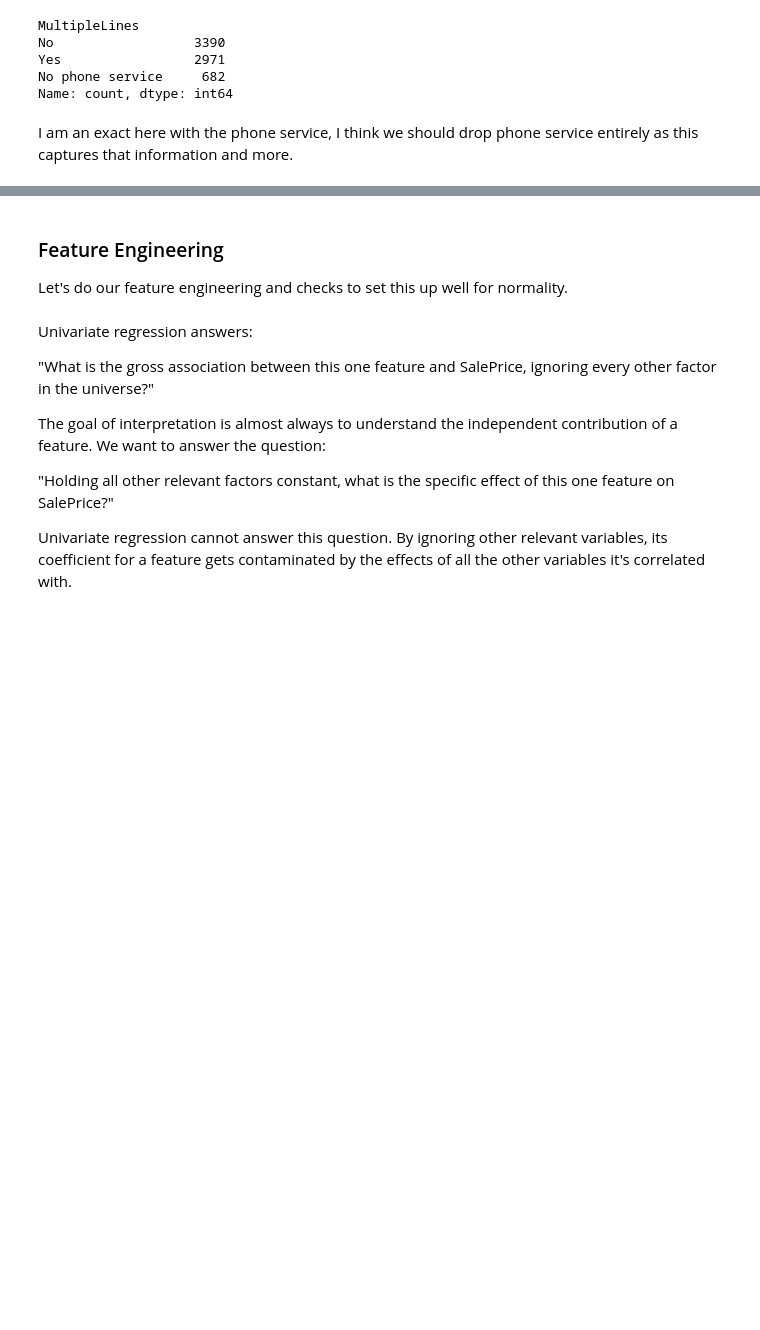
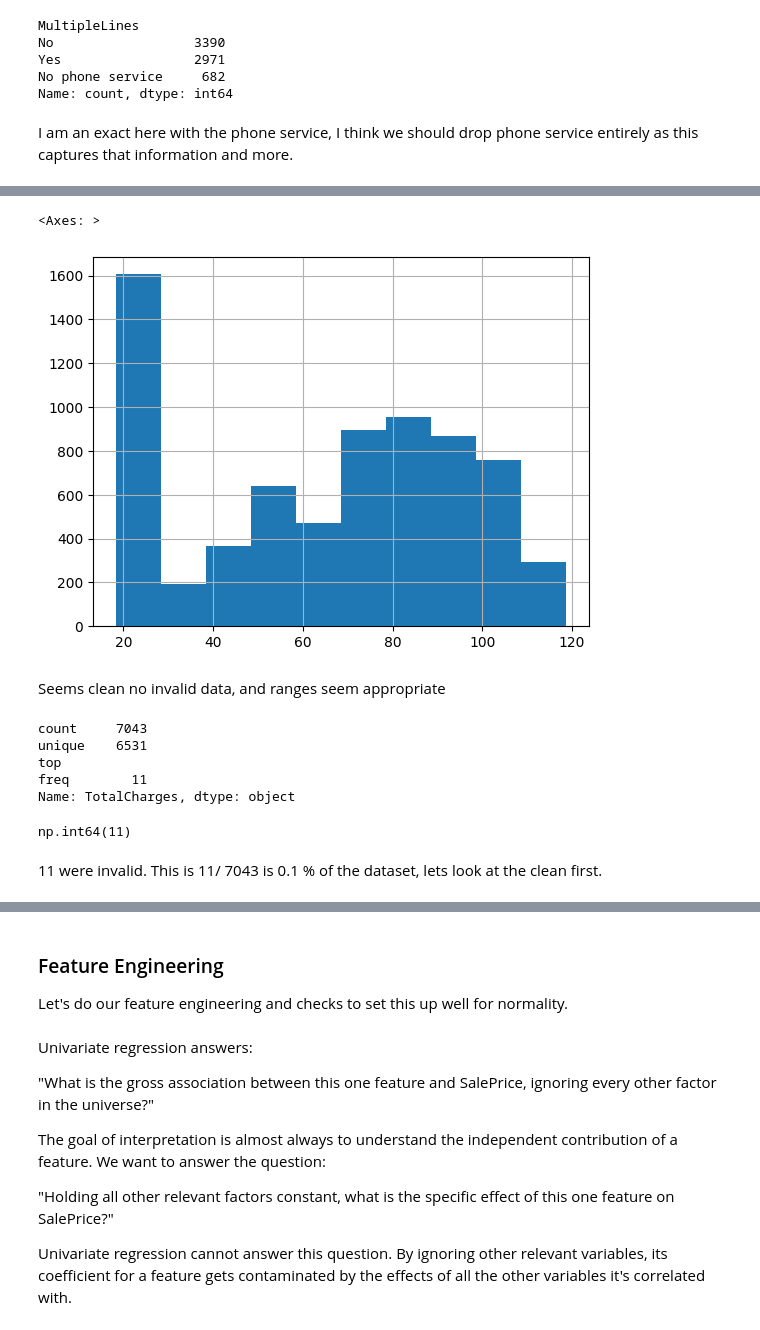
Before and after one commit to angelusualle/machine-learning, a Jupyter notebook: classification/linear-decision-boundaries/discriminative/logistic/logistic_regression.ipynb, the cells around one changed output, grey strips where cells are left out. Cells and saved outputs as stored; diff of their text form; code cells hidden in the pictures; blank space fills up the shorter version.

```diff
--- a/classification/linear-decision-boundaries/discriminative/logistic/logistic_regression.ipynb
+++ b/classification/linear-decision-boundaries/discriminative/logistic/logistic_regression.ipynb
@@ -2057,0 +2062,2 @@ I am an exact here with the phone service, I think we should drop phone service
+# %%
+df = df.drop(columns=["PhoneService"])
@@ -2057,0 +2176,22 @@ I am an exact here with the phone service, I think we should drop phone service
+# %%
+df["MonthlyCharges"].hist()
+# %% [output]
+<Axes: >
+[figure, added]
+# %% [markdown]
+Seems clean no invalid data, and ranges seem appropriate
+# %%
+print(df["TotalCharges"].describe())
+# %% [output]
+count     7043
+unique    6531
+top
+freq        11
+Name: TotalCharges, dtype: object
+# %%
+# we should convert the total charges to number, NAN where not possible or blank
+pd.to_numeric(df["TotalCharges"], errors='coerce').isna().sum()
+# %% [output]
+np.int64(11)
+# %% [markdown]
+11 were invalid. This is 11/ 7043 is 0.1 % of the dataset, lets look at the clean first.
```
Also changed, not shown: parts of 33 cells of this notebook.
